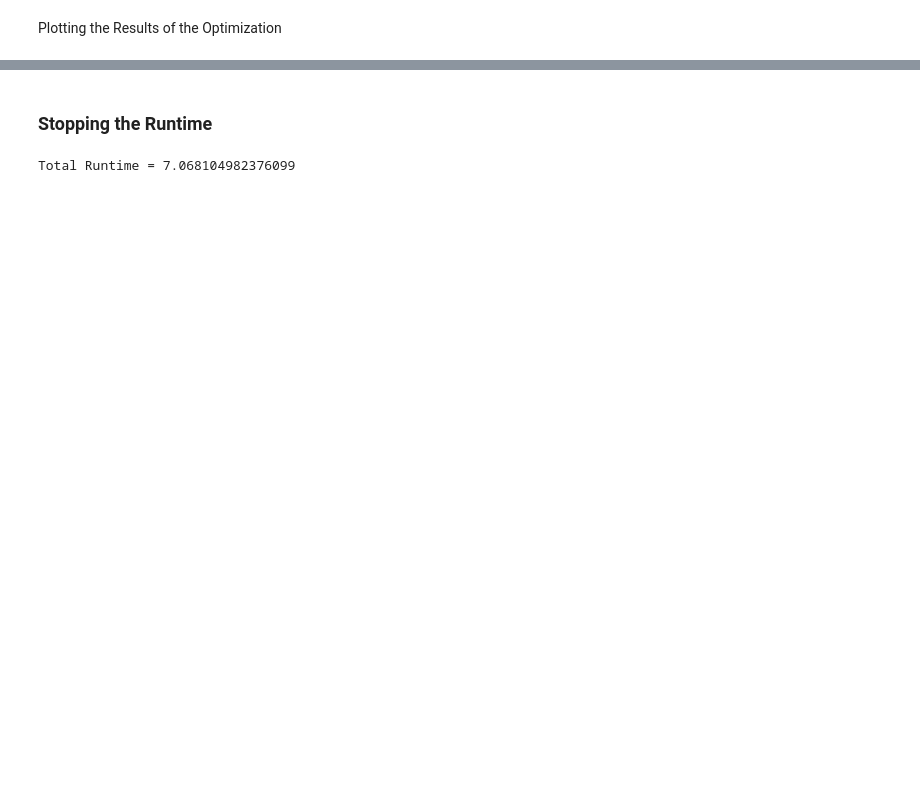
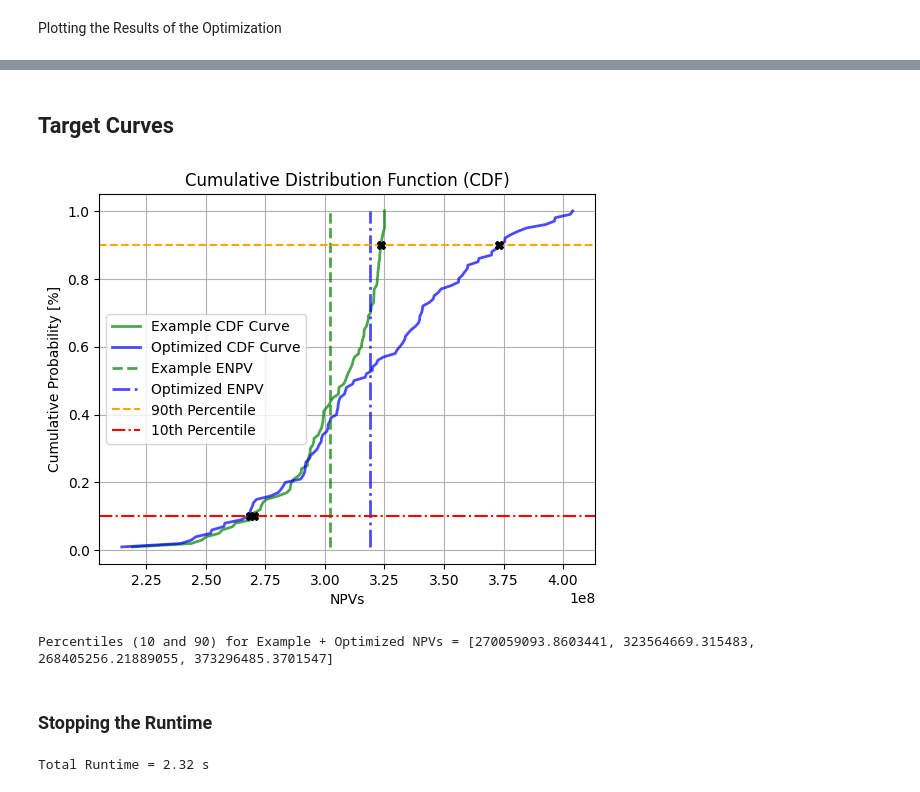
Before and after one commit to Oli767/VT1-Python-Files, a Jupyter notebook: VT2 VS Code/VT2.ipynb, the cells around one changed output, grey strips where cells are left out. Cells and saved outputs as stored; diff of their text form; code cells hidden in the pictures; blank space fills up the shorter version.

```diff
--- a/VT2 VS Code/VT2.ipynb
+++ b/VT2 VS Code/VT2.ipynb
@@ -538,3 +679,31 @@ fn.Scenario_plot(
+# %% [markdown]
+## Target Curves
+# %%
+# Plotting the CDF for the First Decision Rule
+Percentiles = fn.CDF_Plot(
+    NPV_calculation(K_Example, delta_K_Example, Param),
+    NPV_calculation(
+        Optimized_K,
+        Optimized_delta_K,
+        Param,
+    ),
+)
+# Percentiles1 = fn.CDF_Plot(
+#     NPV_calculation(K_Example, delta_K_Example, Param),
+#     NPV_calculation(K_Flex, delta_K_Flex, Param),
+# )
+# Percentiles2 = fn.CDF_Plot(
+#     NPV_calculation(K_Flex, delta_K_Flex, Param),
+#     NPV_calculation(Optimized_K, Optimized_delta_K, Param),
+# )
+# # Plotting the CDF for the Second Decision Rule
+# Percentiles1 = fn.CDF_Plot(Traditional_NPV, Flex_NPV_est)
+print("Percentiles (10 and 90) for Example + Optimized NPVs =", Percentiles)
+# print("Percentiles (10 and 90) for Example + Decision Rule NPVs =", Percentiles1)
+# print("Percentiles (10 and 90) for Decision Rule + Optimized NPVs =", Percentiles2)
+# %% [output]
+[figure, added]
+Percentiles (10 and 90) for Example + Optimized NPVs = [270059093.8603441, 323564669.315483, 268405256.21889055, 373296485.3701547]
 # %% [markdown]
 ### Stopping the Runtime
 # %%
@@ -544,6 +713,6 @@ end_time = time.time()
 total_run_time = end_time - start_time
 
 # Display the Total Runtime
-print("Total Runtime =", total_run_time)
+print("Total Runtime =", round(total_run_time, 2), "s")
 # %% [output]
-Total Runtime = 7.068104982376099
+Total Runtime = 2.32 s
```
Also changed, not shown: parts of 16 cells of this notebook, 1 other file.
